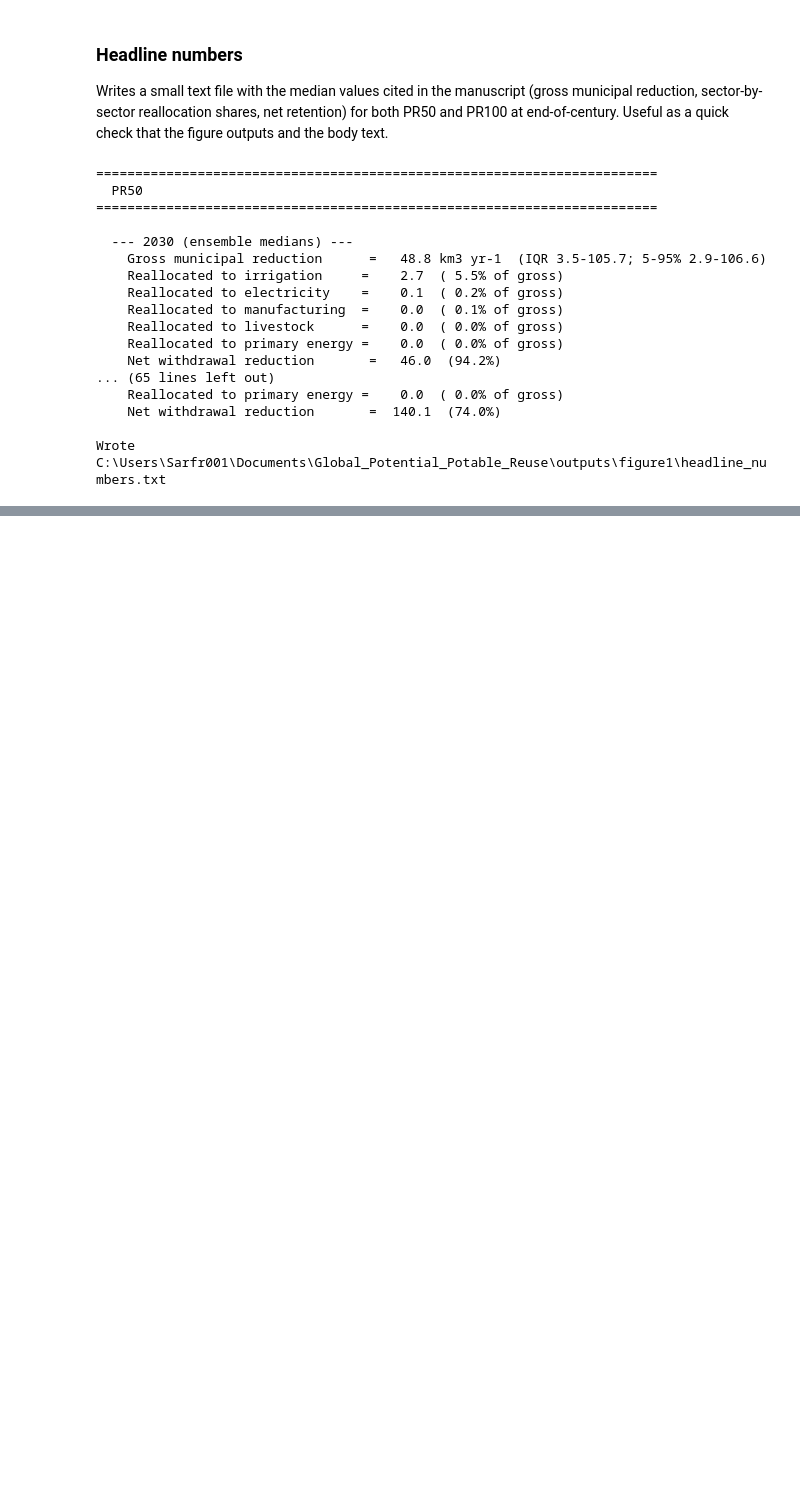
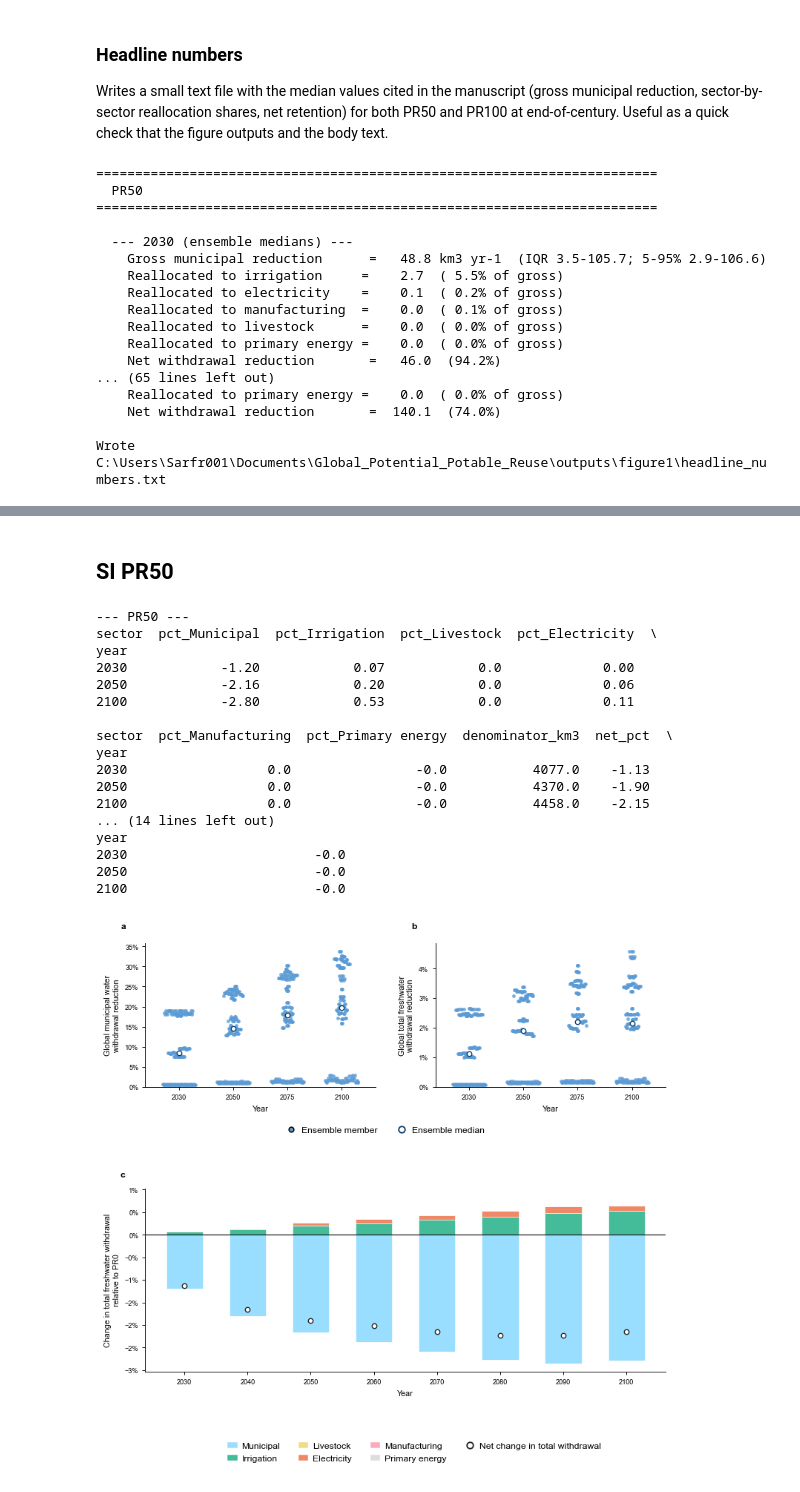
Before and after one commit to Amalsarfraz/Global_Potential_Potable_Reuse, a Jupyter notebook: notebooks/figure1_global_displacement.ipynb, the cells around one changed output, grey strips where cells are left out. Cells and saved outputs as stored; diff of their text form; code cells hidden in the pictures; blank space fills up the shorter version.

```diff
--- a/notebooks/figure1_global_displacement.ipynb
+++ b/notebooks/figure1_global_displacement.ipynb
@@ -1114,0 +923,23 @@ scatter_bimodality_2100(
+# %% [markdown]
+## SI PR50
+# %%
+make_figure1("PR50", "Figure1_PR50")
+# %% [output]
+--- PR50 ---
+sector  pct_Municipal  pct_Irrigation  pct_Livestock  pct_Electricity  \
+year
+2030            -1.20            0.07            0.0             0.00
+2050            -2.16            0.20            0.0             0.06
+2100            -2.80            0.53            0.0             0.11
+
+sector  pct_Manufacturing  pct_Primary energy  denominator_km3  net_pct  \
+year
+2030                  0.0                -0.0           4077.0    -1.13
+2050                  0.0                -0.0           4370.0    -1.90
+2100                  0.0                -0.0           4458.0    -2.15
+... (14 lines left out)
+year
+2030                        -0.0
+2050                        -0.0
+2100                        -0.0
+[figure, added]
```
Also changed, not shown: parts of 23 cells of this notebook.
